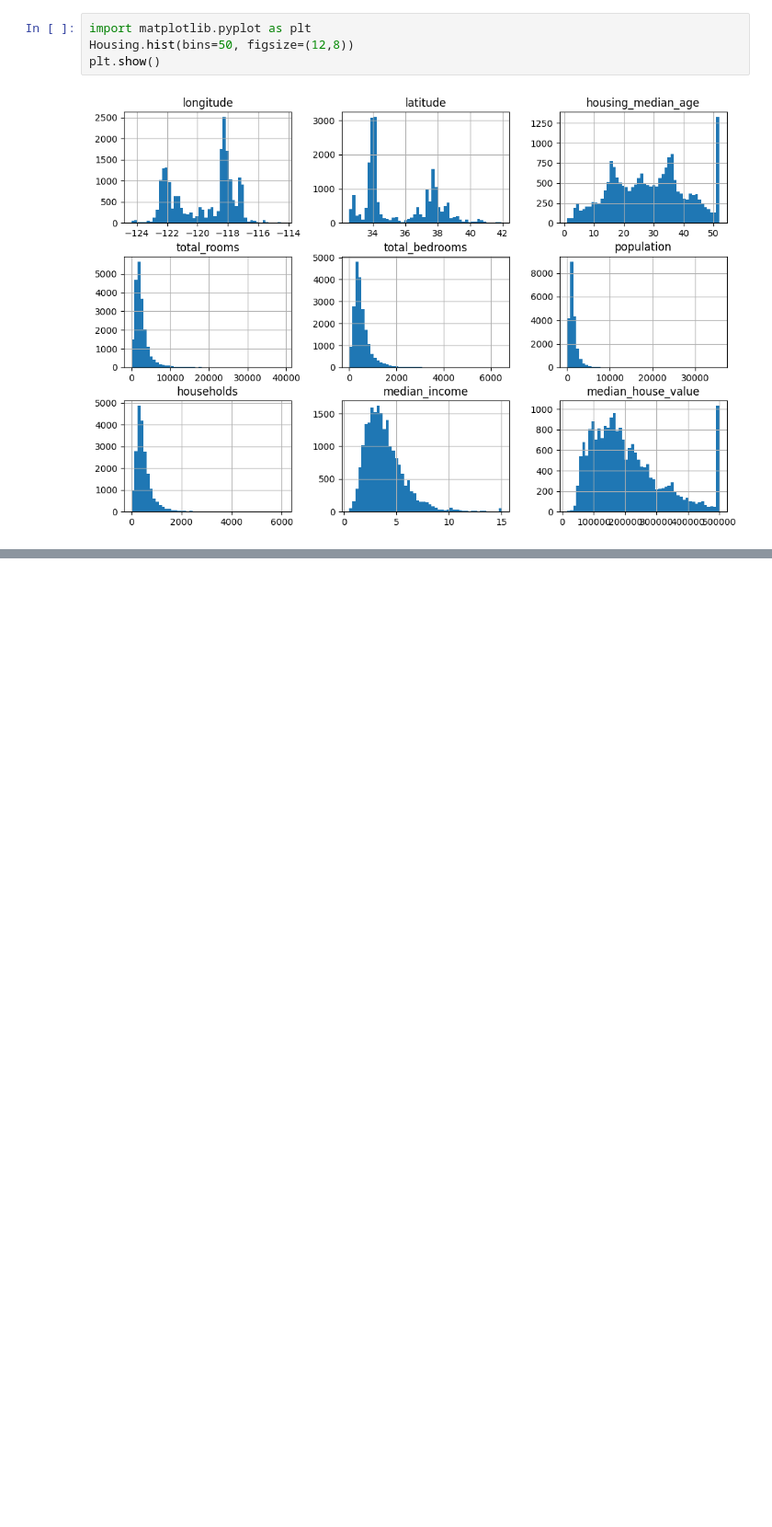
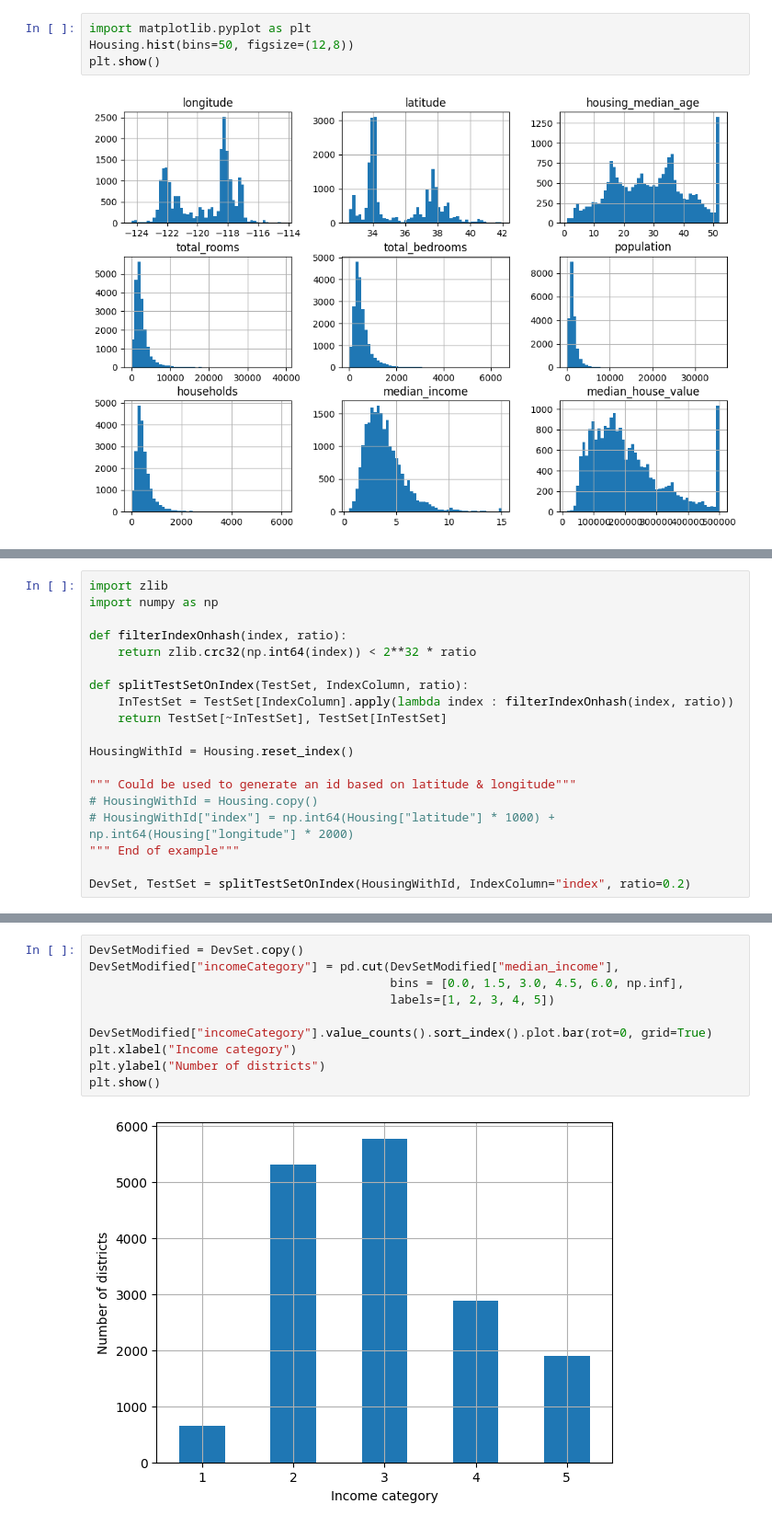
Before and after one commit to SimLend/HandsOnMachineLearning, a Jupyter notebook: Chapter1/CaliforniaHousingPrices/HousingPriceRegression.ipynb, the cells around one changed output, grey strips where cells are left out. Shown at 92% size. Drawn from its saved outputs; the diff is of its cells as text; blank space fills up the shorter version.

```diff
--- a/Chapter1/CaliforniaHousingPrices/HousingPriceRegression.ipynb
+++ b/Chapter1/CaliforniaHousingPrices/HousingPriceRegression.ipynb
@@ -216,0 +225,19 @@ plt.show()
+# %%
+import zlib
+import numpy as np
+
+def filterIndexOnhash(index, ratio):
+    return zlib.crc32(np.int64(index)) < 2**32 * ratio
+
+def splitTestSetOnIndex(TestSet, IndexColumn, ratio):
+    InTestSet = TestSet[IndexColumn].apply(lambda index : filterIndexOnhash(index, ratio))
+    return TestSet[~InTestSet], TestSet[InTestSet]
+
+HousingWithId = Housing.reset_index()
+
+""" Could be used to generate an id based on latitude & longitude"""
+# HousingWithId = Housing.copy()
+# HousingWithId["index"] = np.int64(Housing["latitude"] * 1000) +  np.int64(Housing["longitude"] * 2000)
+""" End of example"""
+
+DevSet, TestSet = splitTestSetOnIndex(HousingWithId, IndexColumn="index", ratio=0.2)
@@ -217 +275,13 @@ plt.show()
+# %%
+DevSetModified = DevSet.copy()
+DevSetModified["incomeCategory"] = pd.cut(DevSetModified["median_income"],
+                                          bins = [0.0, 1.5, 3.0, 4.5, 6.0, np.inf],
+                                          labels=[1, 2, 3, 4, 5])
+
+DevSetModified["incomeCategory"].value_counts().sort_index().plot.bar(rot=0, grid=True)
+plt.xlabel("Income category")
+plt.ylabel("Number of districts")
+plt.show()
+# %% [output]
+[figure, added]
 # %% [markdown]
```
Also changed, not shown: parts of 4 cells of this notebook.
